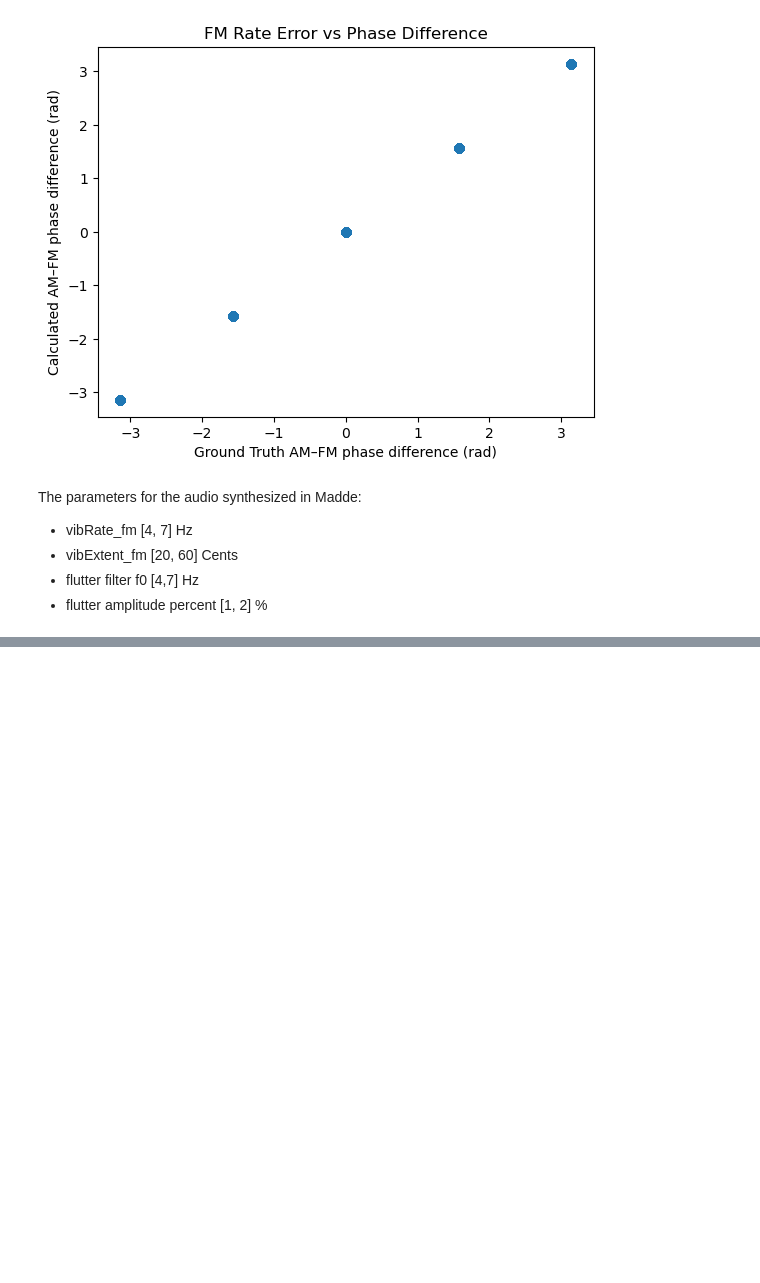
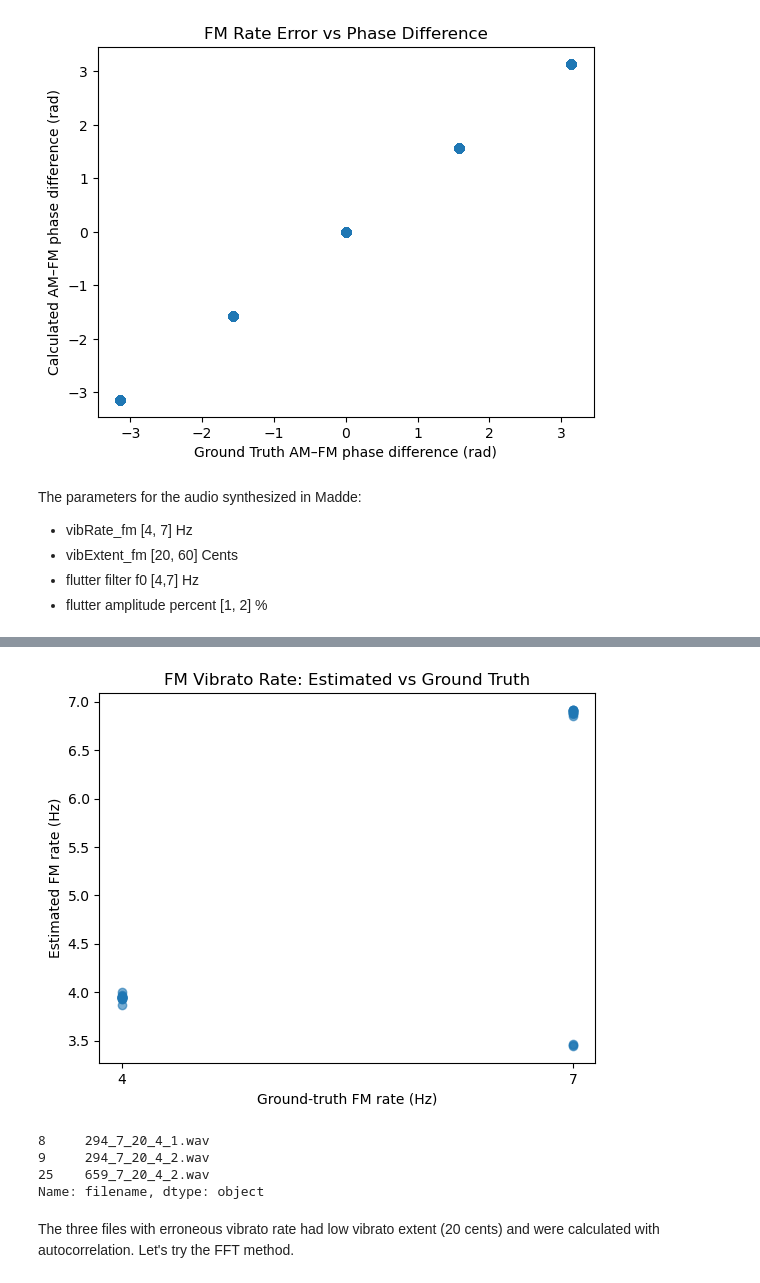
Before and after one commit to reubenwalker/VibratoStudy, a Jupyter notebook: Vibrato Rate and Extent Methods.ipynb, the cells around one changed output, grey strips where cells are left out. Cells and saved outputs as stored; diff of their text form; code cells hidden in the pictures; blank space fills up the shorter version.

```diff
--- a/Vibrato Rate and Extent Methods.ipynb
+++ b/Vibrato Rate and Extent Methods.ipynb
@@ -1052,2 +1101,30 @@ The parameters for the audio synthesized in Madde:
 # %%
-result_df = pd.read_pickle('maddeSweep.pkl')
+results_df = pd.read_pickle('maddeSweepAutocorr.pkl')
+# %%
+# --- FM Vibrato Rate ---
+plt.figure()
+plt.scatter(
+    results_df['vibRateFM_gt'],
+    results_df['vibRate_f0'],
+    alpha=0.6
+)
+lims = [results_df['vibRateFM_gt'].min(), results_df['vibRateFM_gt'].max()]
+# plt.plot(lims, lims)
+plt.xlabel('Ground-truth FM rate (Hz)')
+plt.ylabel('Estimated FM rate (Hz)')
+plt.title('FM Vibrato Rate: Estimated vs Ground Truth')
+plt.savefig('fm_rate_est_vs_gt.png', dpi=300)
+plt.show()
+plt.close()
+# %% [output]
+[figure, added]
+# %%
+results_df[((results_df['vibRateFM_gt'].astype('float') > 6) & (results_df['vibRate_f0'].astype('float') < 5))]['filename'].apply(lambda x: x.split('\\')[-1])
+# %% [output]
+8     294_7_20_4_1.wav
+9     294_7_20_4_2.wav
+25    659_7_20_4_2.wav
+Name: filename, dtype: object
+# %% [markdown]
+The three files with erroneous vibrato rate had low vibrato extent (20 cents) and were calculated with autocorrelation.
+Let's try the FFT method.
```
Also changed, not shown: parts of 17 cells of this notebook, 11 other files.
